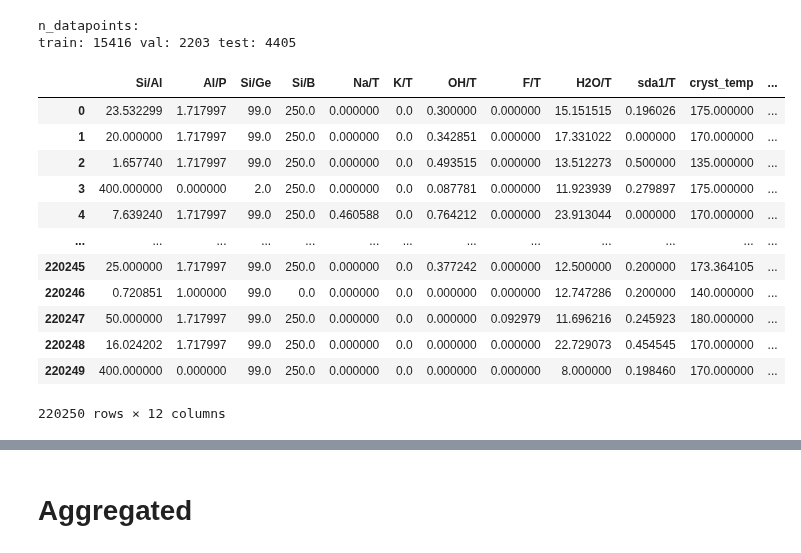
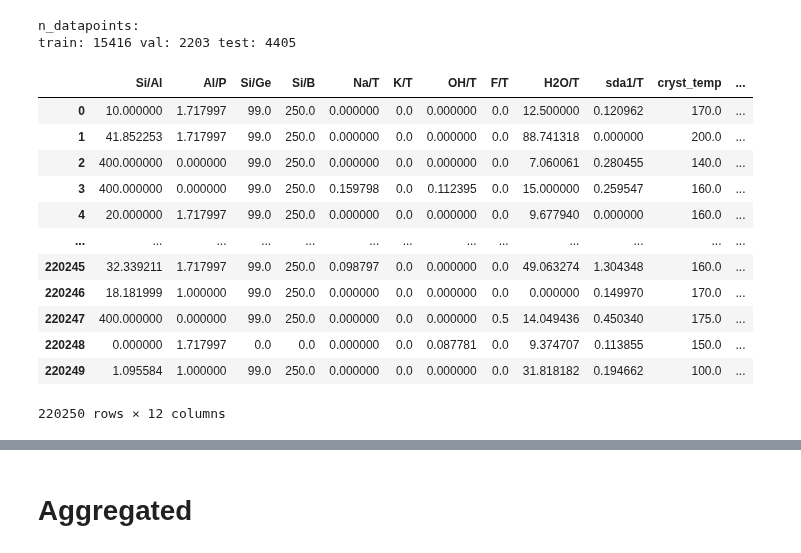
Before and after one commit to eltonpan/zeosyn_gen, a Jupyter notebook: visualize_training.ipynb, the cells around one changed output, grey strips where cells are left out. Saved outputs shown, nothing was run; the diff lists cells and outputs as text; code cells hidden in the pictures.

```diff
--- a/visualize_training.ipynb
+++ b/visualize_training.ipynb
@@ -44,46 +44,46 @@ Invalid limit will be ignored.
 # %%
 # Load model
-model = CVAEv1()
+model = CVAEv2()
 model.load_state_dict(torch.load(f'runs/{model_type}/{split}/{fname}/best_model.pt', map_location=configs['device']))
 model = model.to(configs['device'])
 model.eval()
 
 # Load test set
 with open(f'data/ZeoSynGen_dataset.pkl', 'rb') as f: # load dataset
     dataset = pickle.load(f)
 _, _, test_dataset = dataset.train_val_test_split(mode='random', both_graph_feat_present=True, random_state=0) # Note, here we filter out points with no graph/feature present for either zeolite and OSDA
 
 # Get test zeolites and OSDAs
 zeo, osda = test_dataset[5], test_dataset[15]
 
 # Predict synthesis conditions
 zeo = repeat(zeo, 'n d -> (repeat n) d', repeat = 50)
 osda = repeat(osda, 'n d -> (repeat n) d', repeat = 50)
 zeo, osda = zeo.to(configs['device']), osda.to(configs['device'])
 syn_pred = torch.tensor(model.predict(zeo, osda).cpu().detach().numpy())
 
 # Scale synthesis conditions back
 for ratio_idx, ratio in enumerate(dataset.ratio_names+dataset.cond_names):
     qt = dataset.qts[ratio] # load quantile transformer
     syn_pred[:,ratio_idx] = torch.tensor(qt.inverse_transform(syn_pred[:,ratio_idx].reshape(-1, 1))).reshape(-1) # transform back
 syn_pred = pd.DataFrame(syn_pred, columns=dataset.ratio_names+dataset.cond_names)
 syn_pred.to_csv(f'runs/{model_type}/{split}/{fname}/syn_pred_agg.csv', index=False) # Save synthetic predictions
 syn_pred
 # %% [output]
 n_datapoints:
 train: 15416 val: 2203 test: 4405
 |  | Si/Al | Al/P | Si/Ge | Si/B | Na/T | K/T | OH/T | F/T | H2O/T | sda1/T | cryst_temp | ... |
-| 0 | 23.532299 | 1.717997 | 99.0 | 250.0 | 0.000000 | 0.0 | 0.300000 | 0.000000 | 15.151515 | 0.196026 | 175.000000 | ... |
-| 1 | 20.000000 | 1.717997 | 99.0 | 250.0 | 0.000000 | 0.0 | 0.342851 | 0.000000 | 17.331022 | 0.000000 | 170.000000 | ... |
-| 2 | 1.657740 | 1.717997 | 99.0 | 250.0 | 0.000000 | 0.0 | 0.493515 | 0.000000 | 13.512273 | 0.500000 | 135.000000 | ... |
-| 3 | 400.000000 | 0.000000 | 2.0 | 250.0 | 0.000000 | 0.0 | 0.087781 | 0.000000 | 11.923939 | 0.279897 | 175.000000 | ... |
-| 4 | 7.639240 | 1.717997 | 99.0 | 250.0 | 0.460588 | 0.0 | 0.764212 | 0.000000 | 23.913044 | 0.000000 | 170.000000 | ... |
+| 0 | 10.000000 | 1.717997 | 99.0 | 250.0 | 0.000000 | 0.0 | 0.000000 | 0.0 | 12.500000 | 0.120962 | 170.0 | ... |
+| 1 | 41.852253 | 1.717997 | 99.0 | 250.0 | 0.000000 | 0.0 | 0.000000 | 0.0 | 88.741318 | 0.000000 | 200.0 | ... |
+| 2 | 400.000000 | 0.000000 | 99.0 | 250.0 | 0.000000 | 0.0 | 0.000000 | 0.0 | 7.060061 | 0.280455 | 140.0 | ... |
+| 3 | 400.000000 | 0.000000 | 99.0 | 250.0 | 0.159798 | 0.0 | 0.112395 | 0.0 | 15.000000 | 0.259547 | 160.0 | ... |
+| 4 | 20.000000 | 1.717997 | 99.0 | 250.0 | 0.000000 | 0.0 | 0.000000 | 0.0 | 9.677940 | 0.000000 | 160.0 | ... |
 | ... | ... | ... | ... | ... | ... | ... | ... | ... | ... | ... | ... | ... |
-| 220245 | 25.000000 | 1.717997 | 99.0 | 250.0 | 0.000000 | 0.0 | 0.377242 | 0.000000 | 12.500000 | 0.200000 | 173.364105 | ... |
-| 220246 | 0.720851 | 1.000000 | 99.0 | 0.0 | 0.000000 | 0.0 | 0.000000 | 0.000000 | 12.747286 | 0.200000 | 140.000000 | ... |
-| 220247 | 50.000000 | 1.717997 | 99.0 | 250.0 | 0.000000 | 0.0 | 0.000000 | 0.092979 | 11.696216 | 0.245923 | 180.000000 | ... |
-| 220248 | 16.024202 | 1.717997 | 99.0 | 250.0 | 0.000000 | 0.0 | 0.000000 | 0.000000 | 22.729073 | 0.454545 | 170.000000 | ... |
-| 220249 | 400.000000 | 0.000000 | 99.0 | 250.0 | 0.000000 | 0.0 | 0.000000 | 0.000000 | 8.000000 | 0.198460 | 170.000000 | ... |
+| 220245 | 32.339211 | 1.717997 | 99.0 | 250.0 | 0.098797 | 0.0 | 0.000000 | 0.0 | 49.063274 | 1.304348 | 160.0 | ... |
+| 220246 | 18.181999 | 1.000000 | 99.0 | 250.0 | 0.000000 | 0.0 | 0.000000 | 0.0 | 0.000000 | 0.149970 | 170.0 | ... |
+| 220247 | 400.000000 | 0.000000 | 99.0 | 250.0 | 0.000000 | 0.0 | 0.000000 | 0.5 | 14.049436 | 0.450340 | 175.0 | ... |
+| 220248 | 0.000000 | 1.717997 | 0.0 | 0.0 | 0.000000 | 0.0 | 0.087781 | 0.0 | 9.374707 | 0.113855 | 150.0 | ... |
+| 220249 | 1.095584 | 1.000000 | 99.0 | 250.0 | 0.000000 | 0.0 | 0.000000 | 0.0 | 31.818182 | 0.194662 | 100.0 | ... |
 220250 rows × 12 columns
 # %%
 # Get ground truth
```
Also changed, not shown: parts of 2 cells of this notebook.
